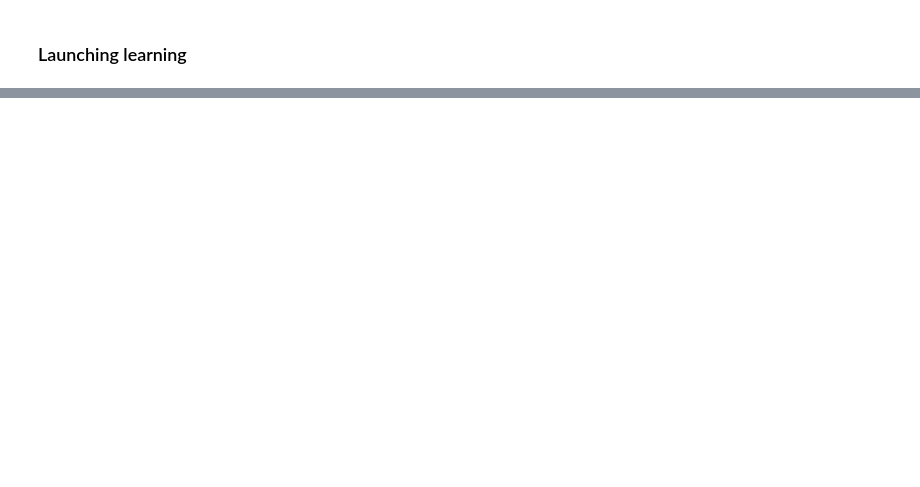
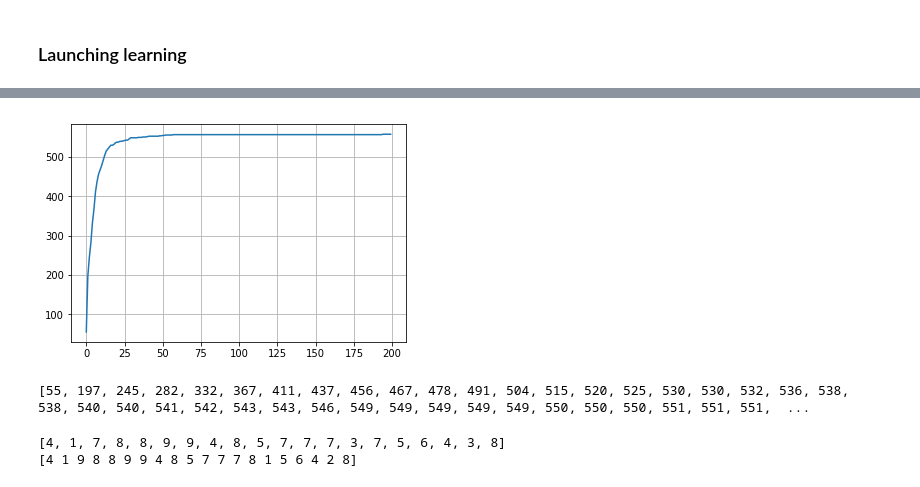
Before and after one commit to FrancoisPgm/apprentissage_auto, a Jupyter notebook: DeepLearning.ipynb, the cells around one changed output, grey strips where cells are left out. Drawn from its saved outputs; the diff is of its cells as text; code cells hidden in the pictures; blank space fills up the shorter version.

```diff
--- a/DeepLearning.ipynb
+++ b/DeepLearning.ipynb
@@ -253,0 +216,4 @@ Text(0,0.5,'Success ratio')
+# %%
+showLearning(lSuccess)
+# %% [output]
+[figure, added]
@@ -253,0 +222,10 @@ Text(0,0.5,'Success ratio')
+# %%
+showLearning(lR)
+# %% [output]
+[55, 197, 245, 282, 332, 367, 411, 437, 456, 467, 478, 491, 504, 515, 520, 525, 530, 530, 532, 536, 538, 538, 540, 540, 541, 542, 543, 543, 546, 549, 549, 549, 549, 549, 550, 550, 550, 551, 551, 551,  ...
+# %%
+print(list(map(lambda x :np.argmax(x),Y_pred))[0:20])
+print(labelEval[0:20])
+# %% [output]
+[4, 1, 7, 8, 8, 9, 9, 4, 8, 5, 7, 7, 7, 3, 7, 5, 6, 4, 3, 8]
+[4 1 9 8 8 9 9 4 8 5 7 7 7 8 1 5 6 4 2 8]
```
Also changed, not shown: parts of 23 cells of this notebook.
